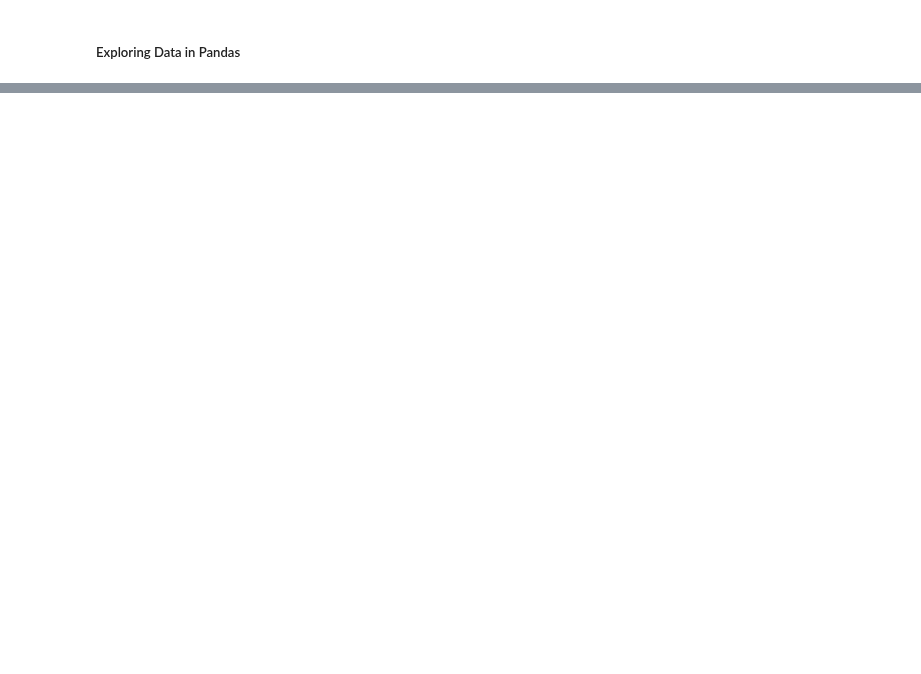
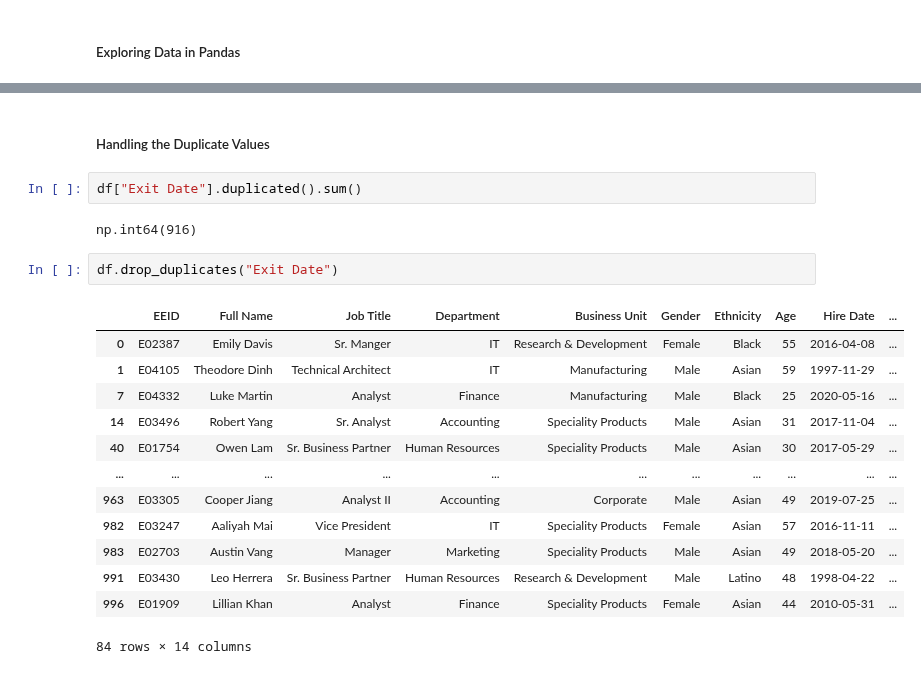
Before and after one commit to AnkitBhagat17/Data_Visualization, a Jupyter notebook: Pandas.ipynb, the cells around one changed output, grey strips where cells are left out. Drawn from its saved outputs; the diff is of its cells as text; blank space fills up the shorter version.

```diff
--- a/Pandas.ipynb
+++ b/Pandas.ipynb
@@ -116,0 +132,22 @@ df.describe()
+# %% [markdown]
+##### Handling the Duplicate Values
+# %%
+df["Exit Date"].duplicated().sum()
+# %% [output]
+np.int64(916)
+# %%
+df.drop_duplicates("Exit Date")
+# %% [output]
+|  | EEID | Full Name | Job Title | Department | Business Unit | Gender | Ethnicity | Age | Hire Date | ... |
+| 0 | E02387 | Emily Davis | Sr. Manger | IT | Research & Development | Female | Black | 55 | 2016-04-08 | ... |
+| 1 | E04105 | Theodore Dinh | Technical Architect | IT | Manufacturing | Male | Asian | 59 | 1997-11-29 | ... |
+| 7 | E04332 | Luke Martin | Analyst | Finance | Manufacturing | Male | Black | 25 | 2020-05-16 | ... |
+| 14 | E03496 | Robert Yang | Sr. Analyst | Accounting | Speciality Products | Male | Asian | 31 | 2017-11-04 | ... |
+| 40 | E01754 | Owen Lam | Sr. Business Partner | Human Resources | Speciality Products | Male | Asian | 30 | 2017-05-29 | ... |
+| ... | ... | ... | ... | ... | ... | ... | ... | ... | ... | ... |
+| 963 | E03305 | Cooper Jiang | Analyst II | Accounting | Corporate | Male | Asian | 49 | 2019-07-25 | ... |
+| 982 | E03247 | Aaliyah Mai | Vice President | IT | Speciality Products | Female | Asian | 57 | 2016-11-11 | ... |
+| 983 | E02703 | Austin Vang | Manager | Marketing | Speciality Products | Male | Asian | 49 | 2018-05-20 | ... |
+| 991 | E03430 | Leo Herrera | Sr. Business Partner | Human Resources | Research & Development | Male | Latino | 48 | 1998-04-22 | ... |
+| 996 | E01909 | Lillian Khan | Analyst | Finance | Speciality Products | Female | Asian | 44 | 2010-05-31 | ... |
+84 rows × 14 columns
```
Also changed, not shown: parts of 26 cells of this notebook, 2 other files.
